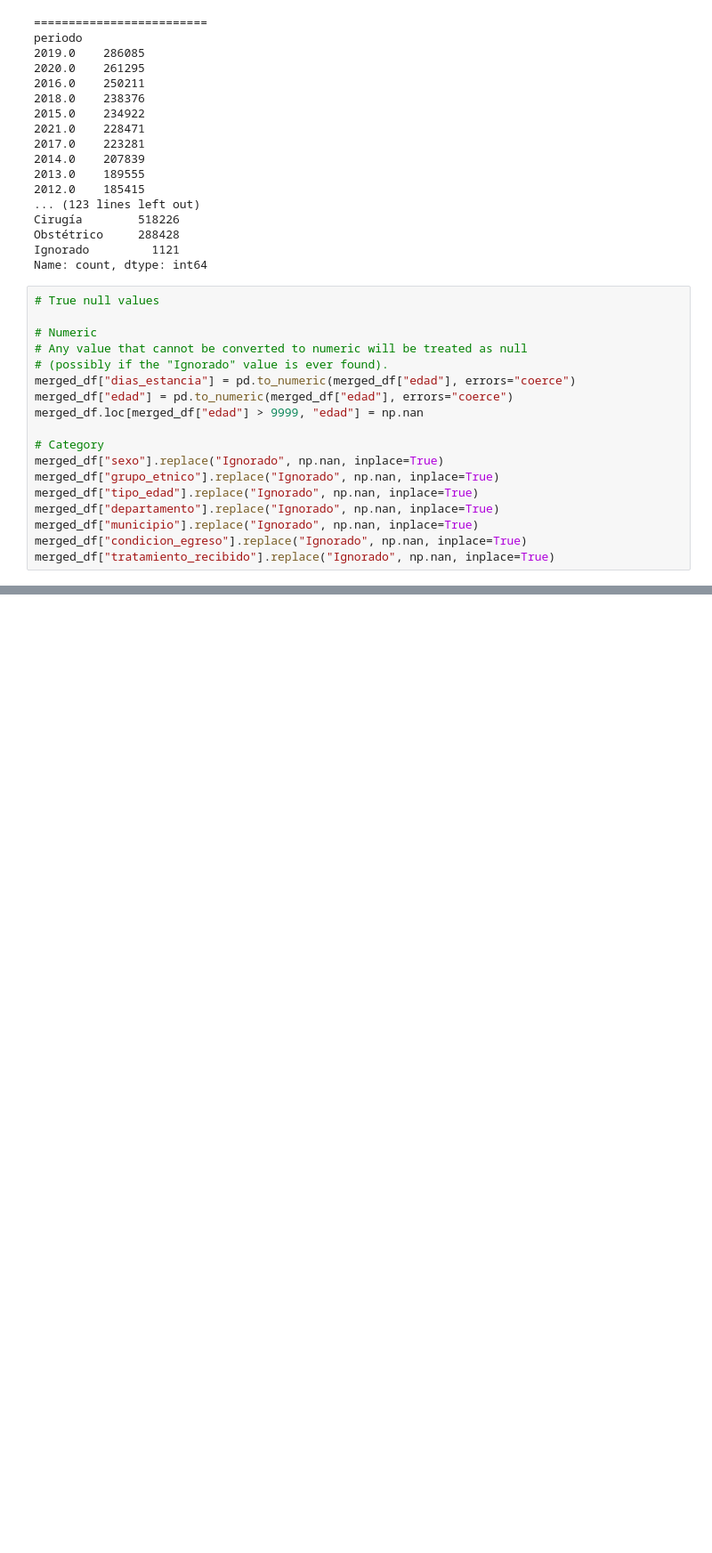
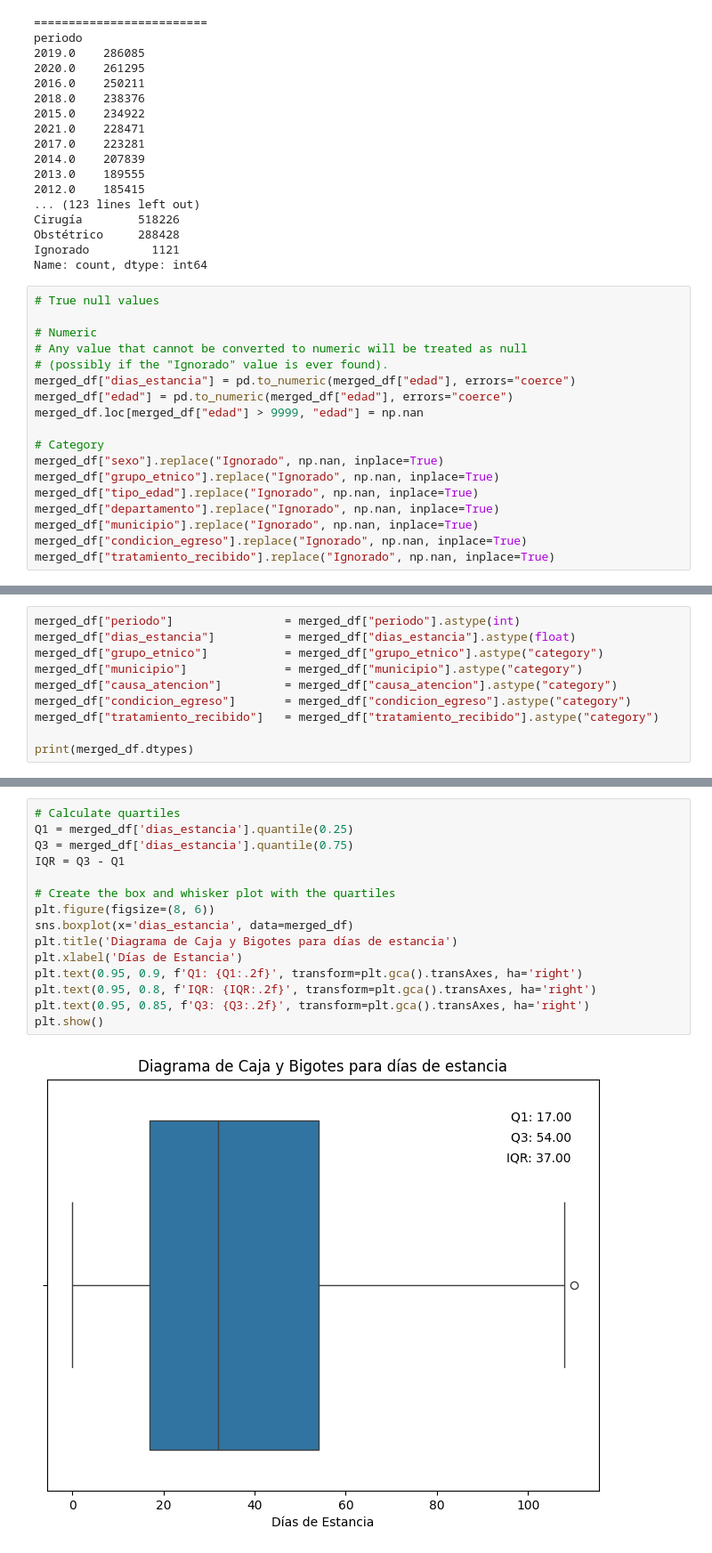
Before and after one commit to Andrea-gt/ml-los-guatemala, a Jupyter notebook: ml-los-gt-ada.ipynb, the cells around one changed output, grey strips where cells are left out. Shown at 89% size. Cells and saved outputs as stored; diff of their text form; blank space fills up the shorter version.

```diff
--- a/ml-los-gt-ada.ipynb
+++ b/ml-los-gt-ada.ipynb
@@ -156,3 +153,13 @@ plt.title("Porcentaje de valores nulos en cada columna")
 plt.show()
 # %% [output]
 [figure]
+# %%
+merged_df["periodo"]                = merged_df["periodo"].astype(int)
+merged_df["dias_estancia"]          = merged_df["dias_estancia"].astype(float)
+merged_df["grupo_etnico"]           = merged_df["grupo_etnico"].astype("category")
+merged_df["municipio"]              = merged_df["municipio"].astype("category")
+merged_df["causa_atencion"]         = merged_df["causa_atencion"].astype("category")
+merged_df["condicion_egreso"]       = merged_df["condicion_egreso"].astype("category")
+merged_df["tratamiento_recibido"]   = merged_df["tratamiento_recibido"].astype("category")
+
+print(merged_df.dtypes)
@@ -158,0 +187,17 @@ plt.show()
+# %%
+# Calculate quartiles
+Q1 = merged_df['dias_estancia'].quantile(0.25)
+Q3 = merged_df['dias_estancia'].quantile(0.75)
+IQR = Q3 - Q1
+
+# Create the box and whisker plot with the quartiles
+plt.figure(figsize=(8, 6))
+sns.boxplot(x='dias_estancia', data=merged_df)
+plt.title('Diagrama de Caja y Bigotes para días de estancia')
+plt.xlabel('Días de Estancia')
+plt.text(0.95, 0.9, f'Q1: {Q1:.2f}', transform=plt.gca().transAxes, ha='right')
+plt.text(0.95, 0.8, f'IQR: {IQR:.2f}', transform=plt.gca().transAxes, ha='right')
+plt.text(0.95, 0.85, f'Q3: {Q3:.2f}', transform=plt.gca().transAxes, ha='right')
+plt.show()
+# %% [output]
+[figure, added]
```
Also changed, not shown: parts of 7 cells of this notebook.
